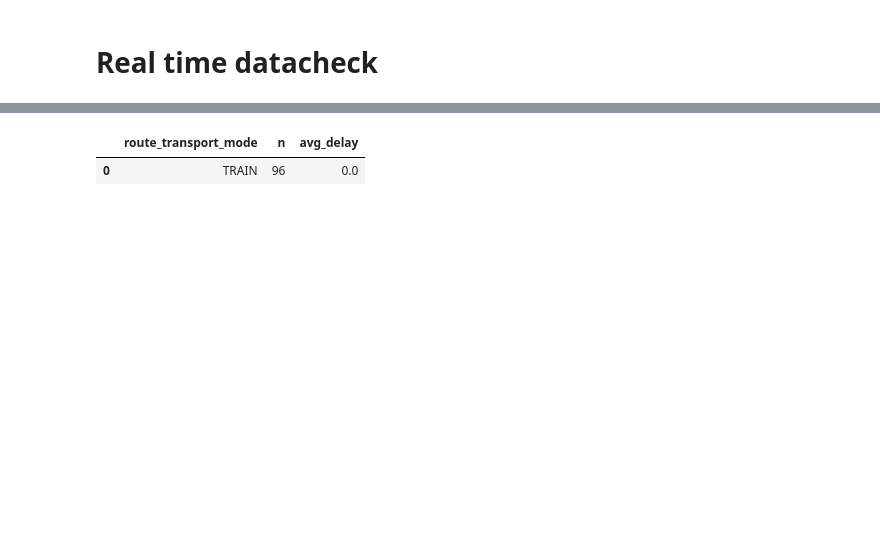
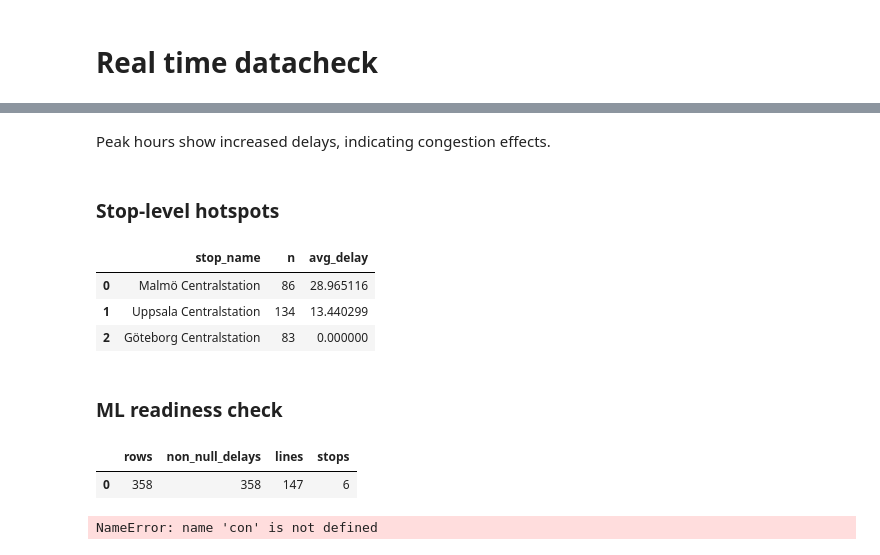
Before and after one commit to mohammadnurulhassan/Ex_Jobb_Data_pipeline_for_Stockholm_Traffic_-_Transit, a Jupyter notebook: notebooks/realtime_depature.ipynb, the cells around one changed output, grey strips where cells are left out. Drawn from its saved outputs; the diff is of its cells as text; code cells hidden in the pictures; blank space fills up the shorter version.

```diff
--- a/notebooks/realtime_depature.ipynb
+++ b/notebooks/realtime_depature.ipynb
@@ -87,0 +124,14 @@ df_raw
+# %%
+import duckdb
+from pathlib import Path
+
+DB_PATH = Path(r"C:\Users\mdnrl\Documents\github\Ex_Jobb_Data_pipeline_for_Stockholm_Traffic_-_Transit\warehouse\trafiklab_realtime.duckdb")
+con = duckdb.connect(str(DB_PATH), read_only=True)
+
+con.execute("""
+SELECT column_name
+FROM information_schema.columns
+WHERE table_schema='analytics'
+  AND table_name='fct_departure_delays'
+ORDER BY ordinal_position
+""").df()
@@ -117,13 +218,48 @@ df_fct
+# %% [markdown]
+Peak hours show increased delays, indicating congestion effects.
+# %% [markdown]
+### Stop-level hotspots
 # %%
-con.execute("""
-    SELECT
-        route_transport_mode,
-        COUNT(*) AS n,
-        AVG(delay_seconds) AS avg_delay
-    FROM analytics.fct_departure_delays
-    GROUP BY 1
-    ORDER BY n DESC
+stop_delay = con.execute("""
+SELECT
+    stop_name,
+    COUNT(*) AS n,
+    AVG(delay_seconds) AS avg_delay
+FROM analytics.fct_departure_delays
+GROUP BY stop_name
+HAVING COUNT(*) > 50
+ORDER BY avg_delay DESC
+LIMIT 10
 """).df()
+
+stop_delay
 # %% [output]
-|  | route_transport_mode | n | avg_delay |
-| 0 | TRAIN | 96 | 0.0 |
+|  | stop_name | n | avg_delay |
+| 0 | Malmö Centralstation | 86 | 28.965116 |
+| 1 | Uppsala Centralstation | 134 | 13.440299 |
+| 2 | Göteborg Centralstation | 83 | 0.000000 |
+# %% [markdown]
+### ML readiness check
+# %%
+con.execute("""
+SELECT
+    COUNT(*) AS rows,
+    COUNT(delay_seconds) AS non_null_delays,
+    COUNT(DISTINCT route_designation) AS lines,
+    COUNT(DISTINCT stop_name) AS stops
+FROM analytics.fct_departure_delays
+""").df()
+# %% [output]
+|  | rows | non_null_delays | lines | stops |
+| 0 | 358 | 358 | 147 | 6 |
+# %%
+con.execute("""
+SELECT
+    COUNT(*) AS rows,
+    COUNT(delay_seconds) AS non_null_delays,
+    COUNT(DISTINCT route_designation) AS lines,
+    COUNT(DISTINCT stop_id) AS stops
+FROM raw_trafiklab.trafiklab_departures
+""").df()
+# %% [output]
+NameError: name 'con' is not defined
```
Also changed, not shown: parts of 27 cells of this notebook, 5 other files.
